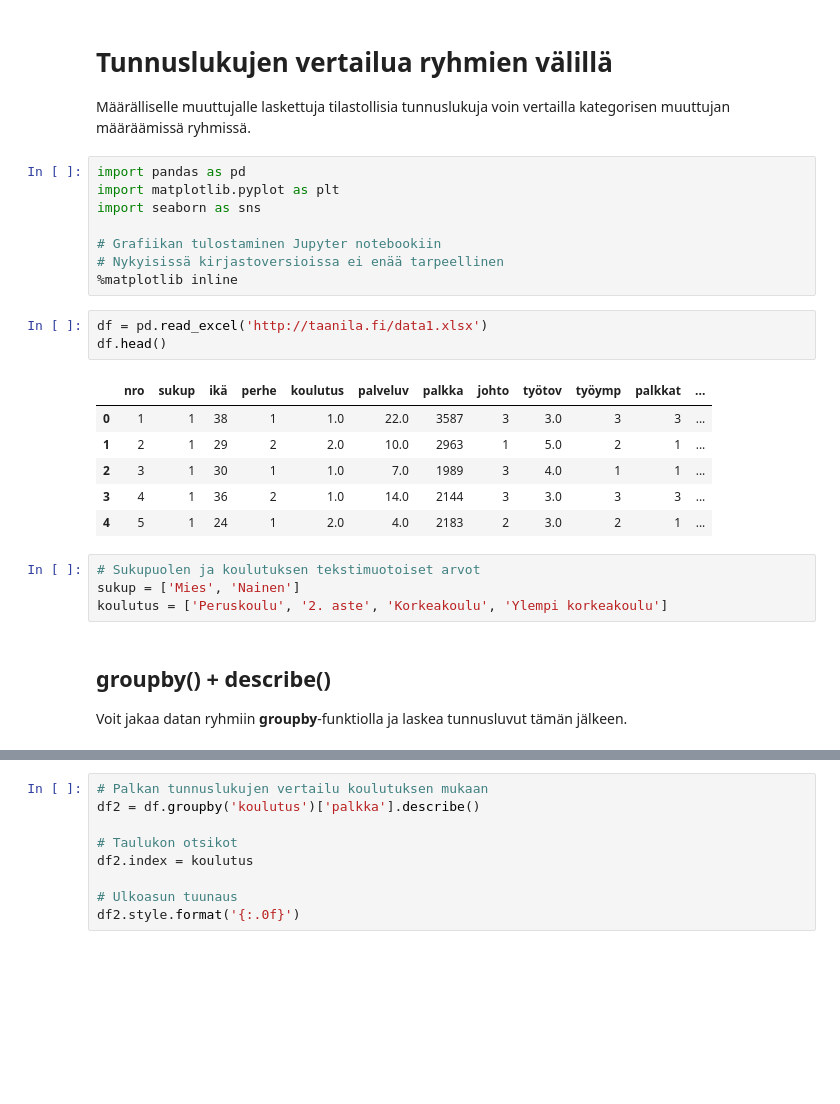
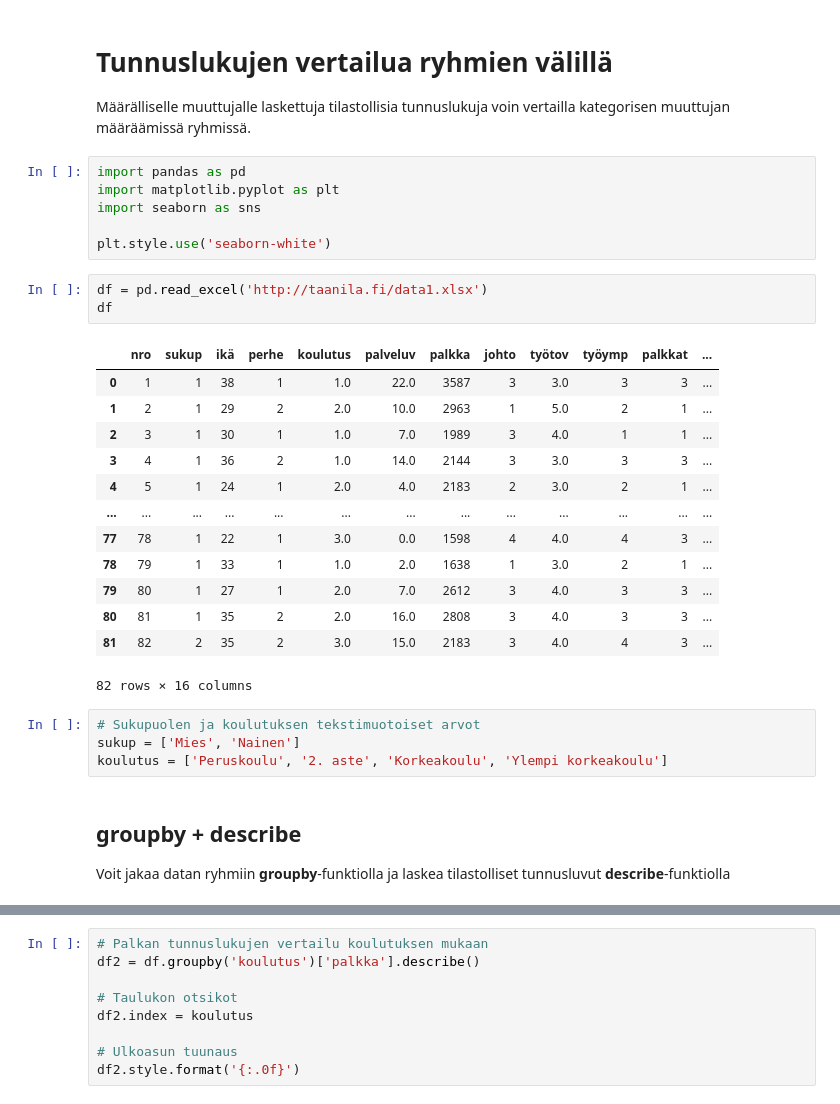
Before and after one commit to taanila/selittava, a Jupyter notebook: tunnuslukujen_vertailu.ipynb, the cells around one changed output, grey strips where cells are left out. Cells and saved outputs as stored; diff of their text form; blank space fills up the shorter version.

Commit message:
Tilastollisten tunnuslukujen vertailu ryhmien välillä

```diff
--- a/tunnuslukujen_vertailu.ipynb
+++ b/tunnuslukujen_vertailu.ipynb
@@ -6,5 +6,5 @@ Päivitetty 2021-10-22 16:35:07.255971
 # %% [markdown]
-<h1>Tunnuslukujen vertailua ryhmien välillä</h1>
+# Tunnuslukujen vertailua ryhmien välillä
 
 Määrälliselle muuttujalle laskettuja tilastollisia tunnuslukuja voin vertailla kategorisen muuttujan määräämissä ryhmissä.
 # %%
@@ -12,27 +12,32 @@ import pandas as pd
 import matplotlib.pyplot as plt
 import seaborn as sns
 
-# Grafiikan tulostaminen Jupyter notebookiin
-# Nykyisissä kirjastoversioissa ei enää tarpeellinen
-%matplotlib inline
+plt.style.use('seaborn-white')
 # %%
 df = pd.read_excel('http://taanila.fi/data1.xlsx')
-df.head()
+df
 # %% [output]
 |  | nro | sukup | ikä | perhe | koulutus | palveluv | palkka | johto | työtov | työymp | palkkat | ... |
 | 0 | 1 | 1 | 38 | 1 | 1.0 | 22.0 | 3587 | 3 | 3.0 | 3 | 3 | ... |
 | 1 | 2 | 1 | 29 | 2 | 2.0 | 10.0 | 2963 | 1 | 5.0 | 2 | 1 | ... |
 | 2 | 3 | 1 | 30 | 1 | 1.0 | 7.0 | 1989 | 3 | 4.0 | 1 | 1 | ... |
 | 3 | 4 | 1 | 36 | 2 | 1.0 | 14.0 | 2144 | 3 | 3.0 | 3 | 3 | ... |
 | 4 | 5 | 1 | 24 | 1 | 2.0 | 4.0 | 2183 | 2 | 3.0 | 2 | 1 | ... |
+| ... | ... | ... | ... | ... | ... | ... | ... | ... | ... | ... | ... | ... |
+| 77 | 78 | 1 | 22 | 1 | 3.0 | 0.0 | 1598 | 4 | 4.0 | 4 | 3 | ... |
+| 78 | 79 | 1 | 33 | 1 | 1.0 | 2.0 | 1638 | 1 | 3.0 | 2 | 1 | ... |
+| 79 | 80 | 1 | 27 | 1 | 2.0 | 7.0 | 2612 | 3 | 4.0 | 3 | 3 | ... |
+| 80 | 81 | 1 | 35 | 2 | 2.0 | 16.0 | 2808 | 3 | 4.0 | 3 | 3 | ... |
+| 81 | 82 | 2 | 35 | 2 | 3.0 | 15.0 | 2183 | 3 | 4.0 | 4 | 3 | ... |
+82 rows × 16 columns
 # %%
 # Sukupuolen ja koulutuksen tekstimuotoiset arvot
 sukup = ['Mies', 'Nainen']
 koulutus = ['Peruskoulu', '2. aste', 'Korkeakoulu', 'Ylempi korkeakoulu']
 # %% [markdown]
-<h2>groupby() + describe()</h2>
+## groupby + describe
 
-Voit jakaa datan ryhmiin <b>groupby</b>-funktiolla ja laskea tunnusluvut tämän jälkeen.
+Voit jakaa datan ryhmiin **groupby**-funktiolla ja laskea tilastolliset tunnusluvut **describe**-funktiolla
 # %%
 # Palkan tunnuslukujen vertailu sukupuolen mukaan
 df1 = df.groupby('sukup')['palkka'].describe()
```
Also changed, not shown: parts of 12 cells of this notebook.
